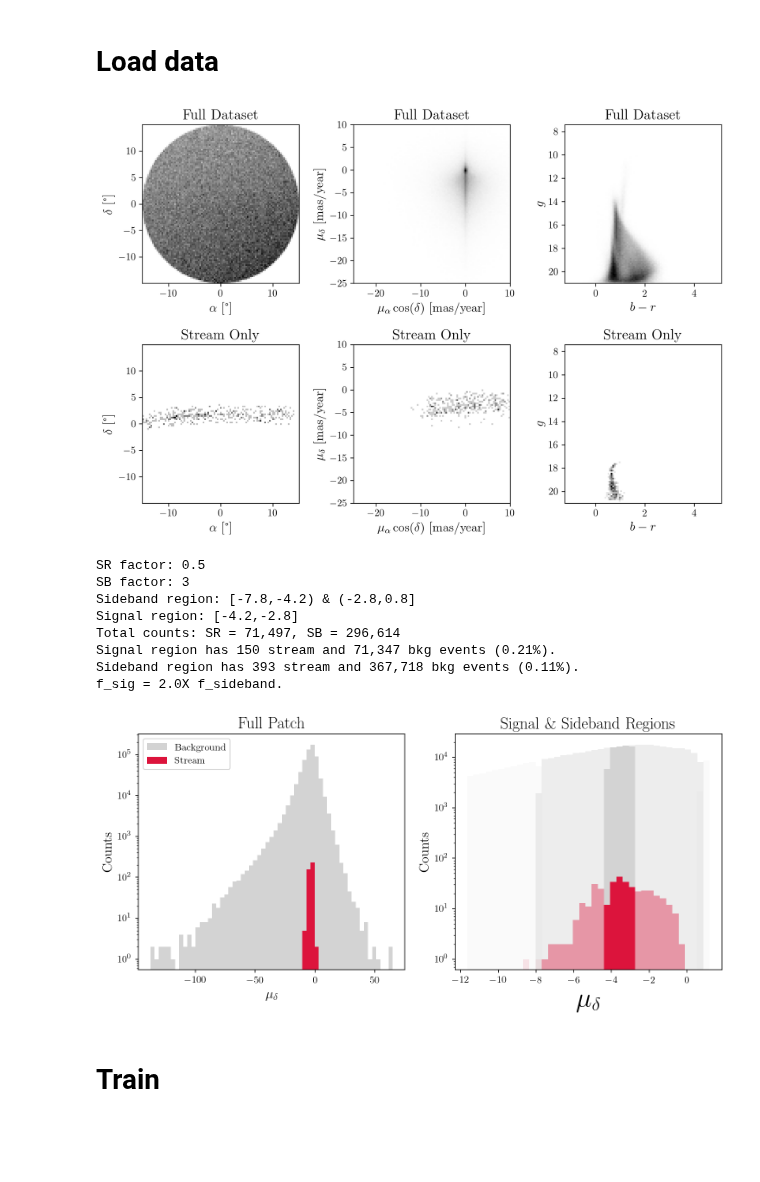
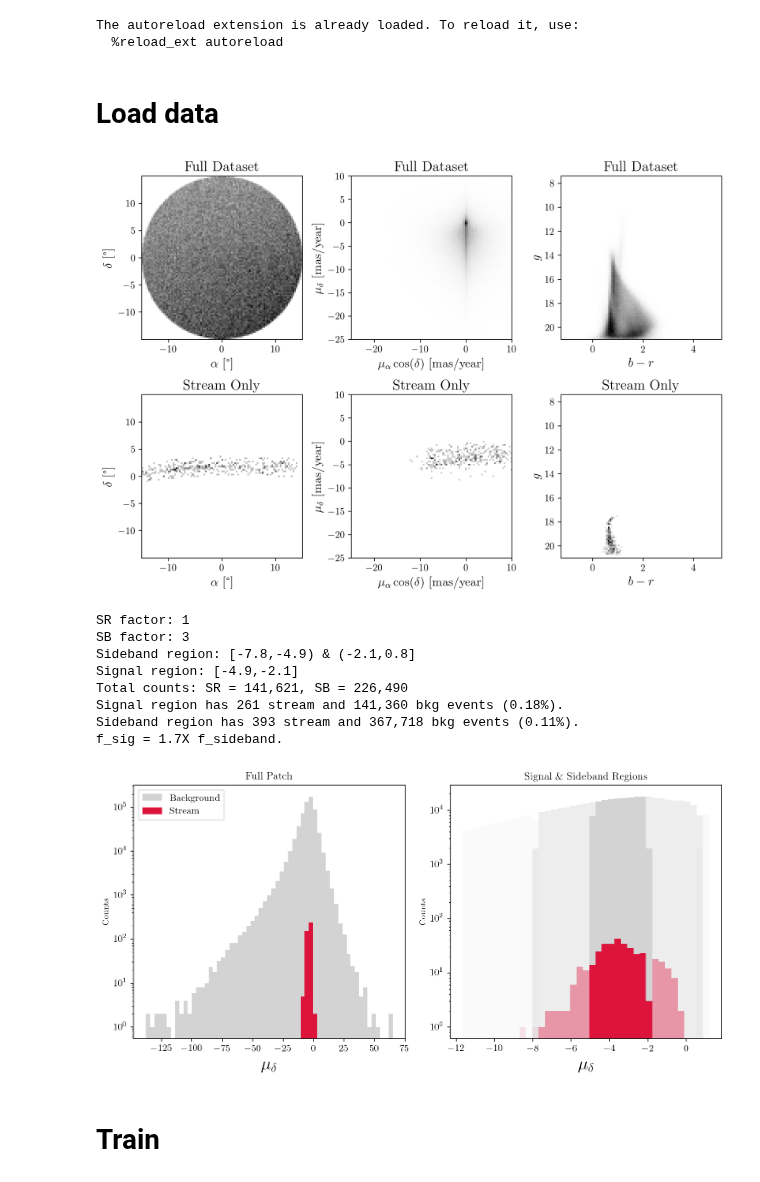
Before and after one commit to hep-lbdl/GaiaCWoLa, a Jupyter notebook: notebooks/Example_Finding_GD1_Tail.ipynb, the cells around one changed output. Saved outputs shown, nothing was run; the diff lists cells and outputs as text; code cells hidden in the pictures; blank space fills up the shorter version.

Commit message:
Update requirements.yml, working on SR/SB regions

```diff
--- a/notebooks/Example_Finding_GD1_Tail.ipynb
+++ b/notebooks/Example_Finding_GD1_Tail.ipynb
@@ -12,26 +12,37 @@ physical_devices = tf.config.list_physical_devices('GPU')
 tf.config.experimental.set_memory_growth(physical_devices[0], True)
 
 save_folder = "gd1_tail"
+
+import logging
+logging.basicConfig(filename=save_folder+'/log.log', level=logging.INFO)
+# %% [output]
+The autoreload extension is already loaded. To reload it, use:
+  %reload_ext autoreload
 # %% [markdown]
 # Load data
 # %%
 stream = "gd1_tail"
+logging.info("Stream = "+stream)
 df, file = load_file(stream = stream)
 plot_coords(df, save_folder = save_folder)
 # %% [output]
-[figure, old version]
+[figure, new version]
 # %%
-df_slice = signal_sideband(df, sr_factor = 0.5, sb_factor=3, stream = stream, save_folder = save_folder)
+sr_factor = 1
+sb_factor = 3
+logging.info("Signal Region scale factor = "+str(sr_factor))
+logging.info("Sideband Region scale factor = "+str(sb_factor))
+df_slice = signal_sideband(df, sr_factor = sr_factor, sb_factor=sb_factor, stream = stream, save_folder = save_folder)
 # %% [output]
-SR factor: 0.5
+SR factor: 1
 SB factor: 3
-Sideband region: [-7.8,-4.2) & (-2.8,0.8]
-Signal region: [-4.2,-2.8]
-Total counts: SR = 71,497, SB = 296,614
-Signal region has 150 stream and 71,347 bkg events (0.21%).
+Sideband region: [-7.8,-4.9) & (-2.1,0.8]
+Signal region: [-4.9,-2.1]
+Total counts: SR = 141,621, SB = 226,490
+Signal region has 261 stream and 141,360 bkg events (0.18%).
 Sideband region has 393 stream and 367,718 bkg events (0.11%).
-f_sig = 2.0X f_sideband.
+f_sig = 1.7X f_sideband.
-[figure, old version]
+[figure, new version]
 # %% [markdown]
 # Train
 # %%
```
Also changed, not shown: parts of 1 cell of this notebook, 3 other files.
